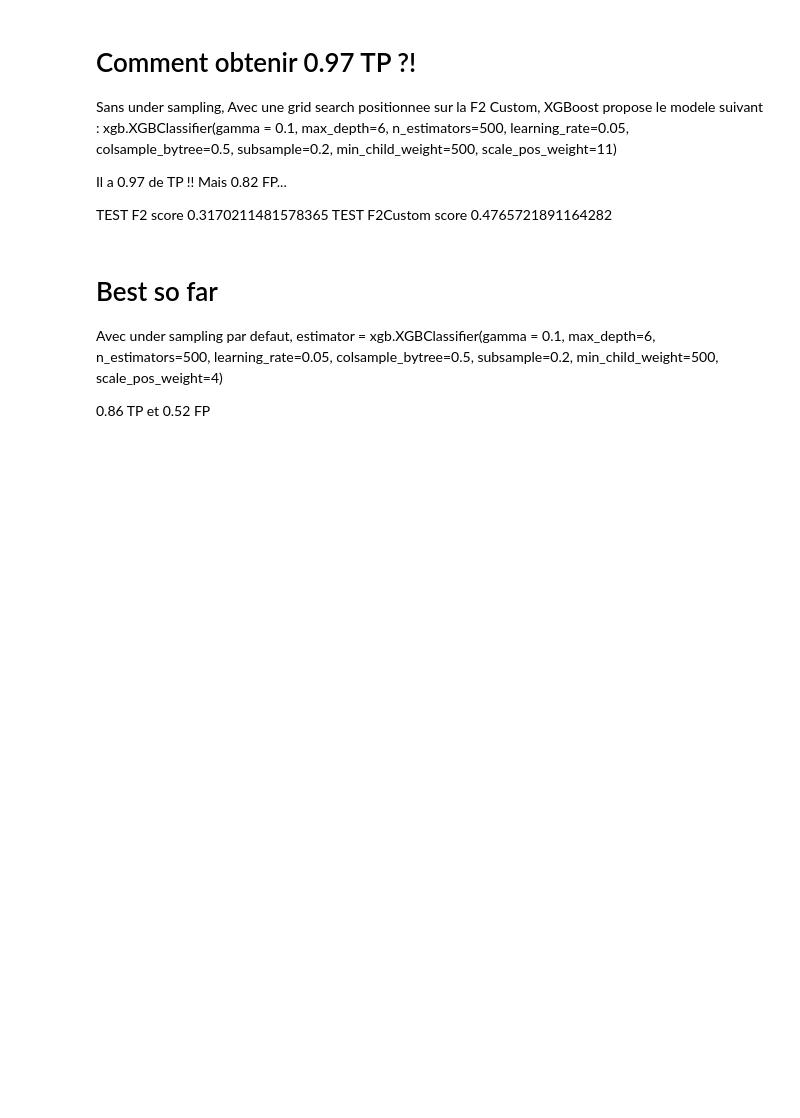
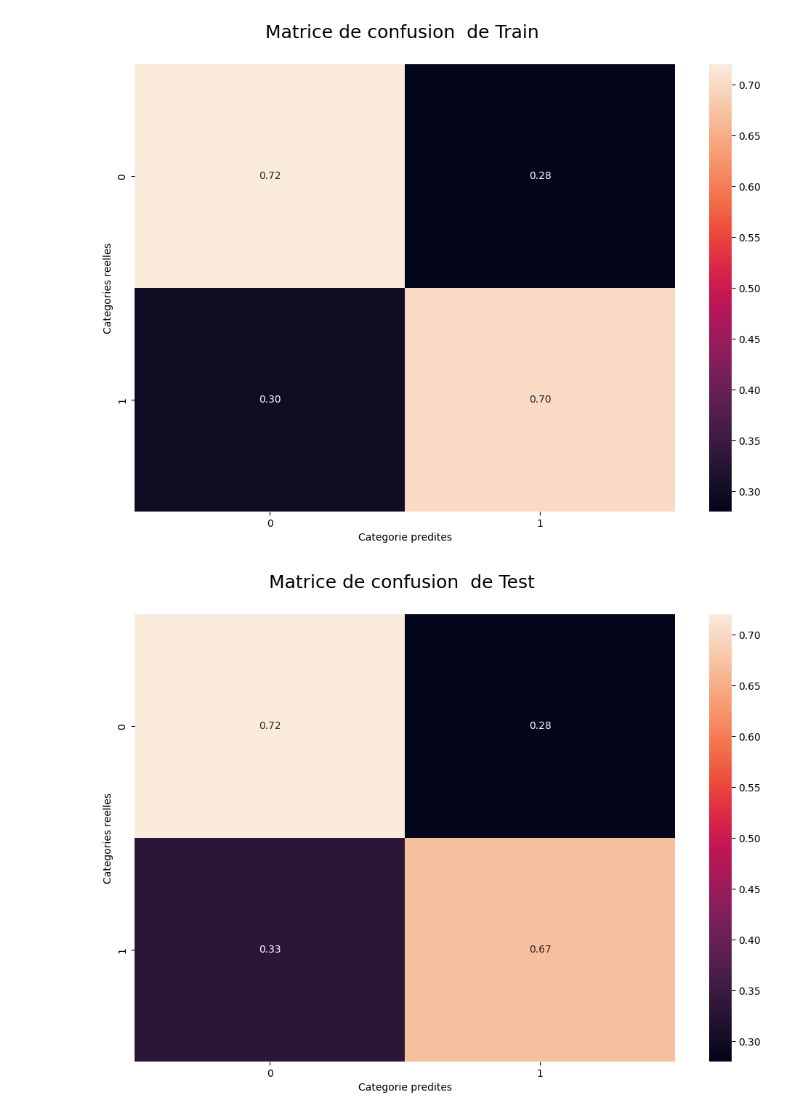
Before and after one commit to MaximoRose/evaluer_demande_credit, a Jupyter notebook: 3_XGBoost.ipynb, the cells around one changed output. Saved outputs shown, nothing was run; the diff lists cells and outputs as text; code cells hidden in the pictures; blank space fills up the shorter version.

```diff
--- a/3_XGBoost.ipynb
+++ b/3_XGBoost.ipynb
@@ -250,4 +374,20 @@ xgb.XGBClassifier(gamma = 0.1, max_depth=6, n_estimators=500, learning_rate=0.05
 # %%
-estimator = xgb.XGBClassifier(gamma = 0.1, max_depth=6, n_estimators=500, learning_rate=0.05, colsample_bytree=0.5, subsample=0.2, min_child_weight=500, scale_pos_weight=4)
-dict_res = test_model(df, estimator=estimator, confusion=True)
+xgb.XGBClassifier(gamma=0.1,
+                    max_depth=6,
+                    n_estimators=500,
+                    learning_rate=0.05,
+                    colsample_bytree=0.4,
+                    min_child_weight=400,
+                    scale_pos_weight=2,
+                    subsample=0.3)
+
+model = Pipeline([
+    ("imputer", imputer),
+    ("scaler", scaler),
+    ("over", over),
+    ("under", under),
+    ("estimator", estimator)
+])
+
+model.fit(X_train, y_train)
 # %% [output]
@@ -267,16 +413,10 @@ TEST Recall 0.8556100551808706
-# %% [markdown]
-# Comment obtenir 0.97 TP ?!
-Sans under sampling,
-Avec une grid search positionnee sur la F2 Custom, XGBoost propose le modele suivant :
-xgb.XGBClassifier(gamma = 0.1, max_depth=6, n_estimators=500, learning_rate=0.05, colsample_bytree=0.5, subsample=0.2, min_child_weight=500, scale_pos_weight=11)
-
-Il a 0.97 de TP !! Mais 0.82 FP...
-
-TEST F2 score 0.3170211481578365
-TEST F2Custom score 0.4765721891164282
-# %% [markdown]
-# Best so far
-Avec under sampling par defaut,
-estimator = xgb.XGBClassifier(gamma = 0.1, max_depth=6, n_estimators=500, learning_rate=0.05, colsample_bytree=0.5, subsample=0.2, min_child_weight=500, scale_pos_weight=4)
-
-0.86 TP et 0.52 FP
+# %%
+ml810.classification_binaire_save_results(xglob=X, model=model,
+                                          xtrain=X_train, ytrain=y_train,
+                                          xtest=X_test, ytest=y_test,
+                                          nom_model=NOM_MODELE_BASE,
+                                          estimator=NOM_MODELE_BASE,
+                                          tmp_folder=TMP_FOLDER)
+# %% [output]
+[figure, added]
+[figure, added]
```
Also changed, not shown: parts of 29 cells of this notebook, 15 other files.
